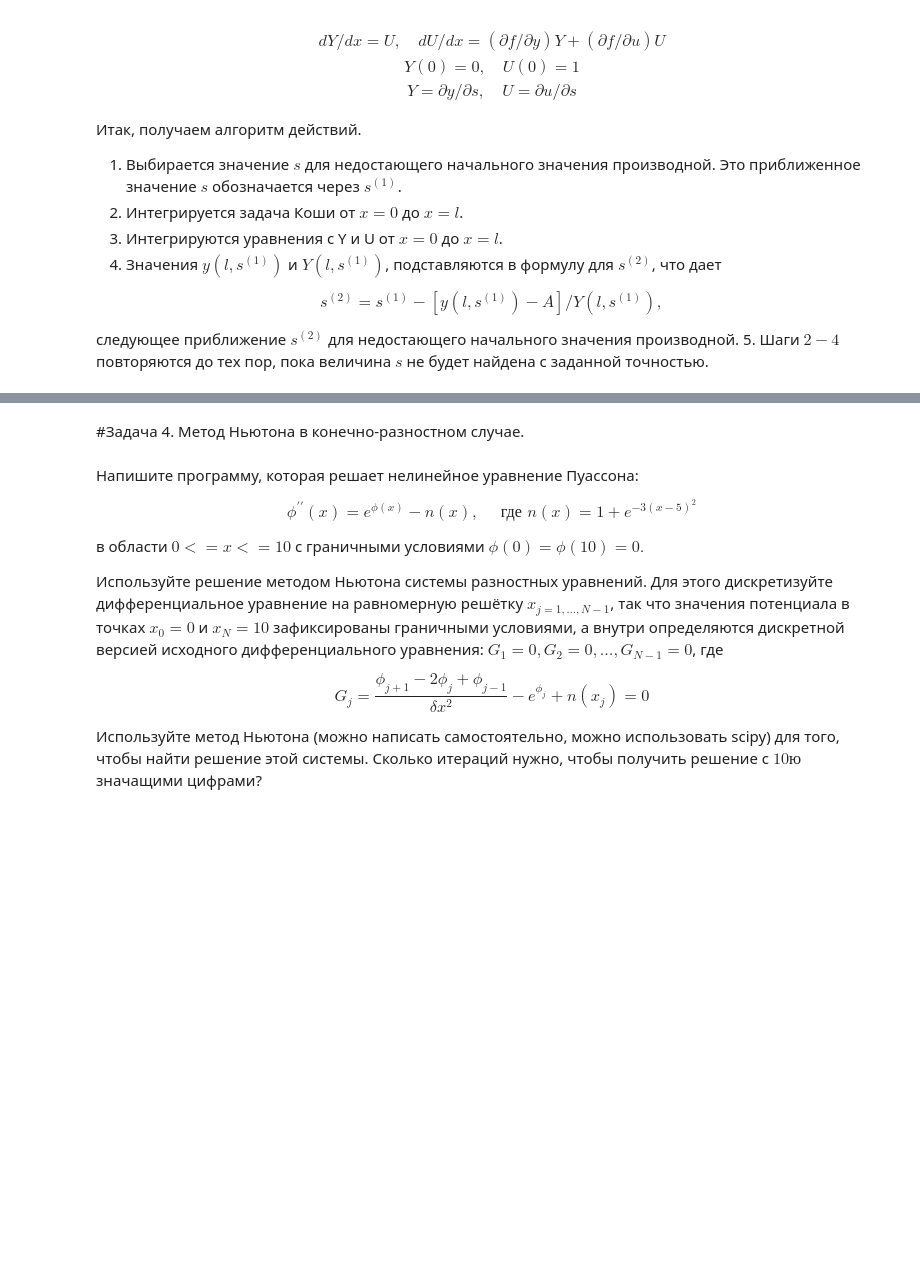
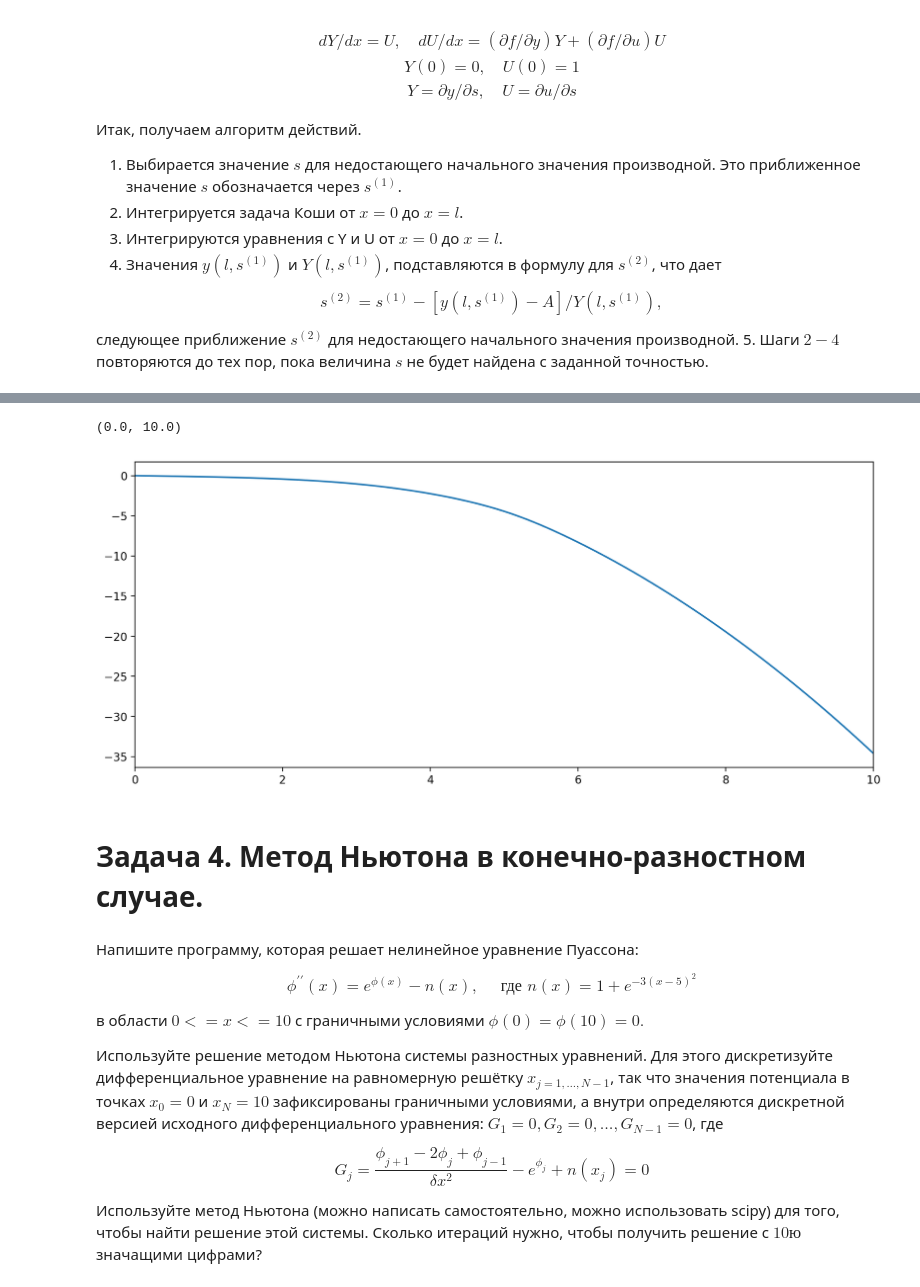
Before and after one commit to ShmakovVladimir/Computational_mathematics_second_sem, a Jupyter notebook: part_2/hw7/Краевые задачи семинар.ipynb, the cells around one changed output, grey strips where cells are left out. Drawn from its saved outputs; the diff is of its cells as text; code cells hidden in the pictures; blank space fills up the shorter version.

```diff
--- a/part_2/hw7/Краевые задачи семинар.ipynb
+++ b/part_2/hw7/Краевые задачи семинар.ipynb
@@ -478,0 +437,5 @@ $$
+# %%
+right_function_type = tp.Callable[[np.ndarray, np.ndarray, np.ndarray],
+                                   np.ndarray]
+cauchy_system_solver_collable_type = tp.Callable[[tp.Callable, tp.Callable, np.ndarray, float, float],
+                                                  tp.Tuple[np.ndarray, np.ndarray]]
@@ -478,0 +531,5 @@ $$
+# %%
+f = lambda x, y, u: np.exp(y) - 1 - np.exp(-3 * np.power(x - 5, 2))
+bounds = np.array([0, 10])
+bounds_val = [0, 0]
+x, y, u = newton_metod(f, bounds, bounds_val)
@@ -479,5 +554,13 @@ $$
+# %%
+plt.figure(figsize = (12, 5), dpi = 200)
+plt.plot(x, y)
+
+plt.xlim(0, 10)
+# %% [output]
+(0.0, 10.0)
+[figure, added]
 # %% [markdown]
-#Задача 4.  Метод Ньютона в конечно-разностном случае.
+# Задача 4.  Метод Ньютона в конечно-разностном случае.
 # %% [markdown]
 
 Напишите программу, которая решает нелинейное уравнение Пуассона:
```
Also changed, not shown: parts of 6 cells of this notebook.
